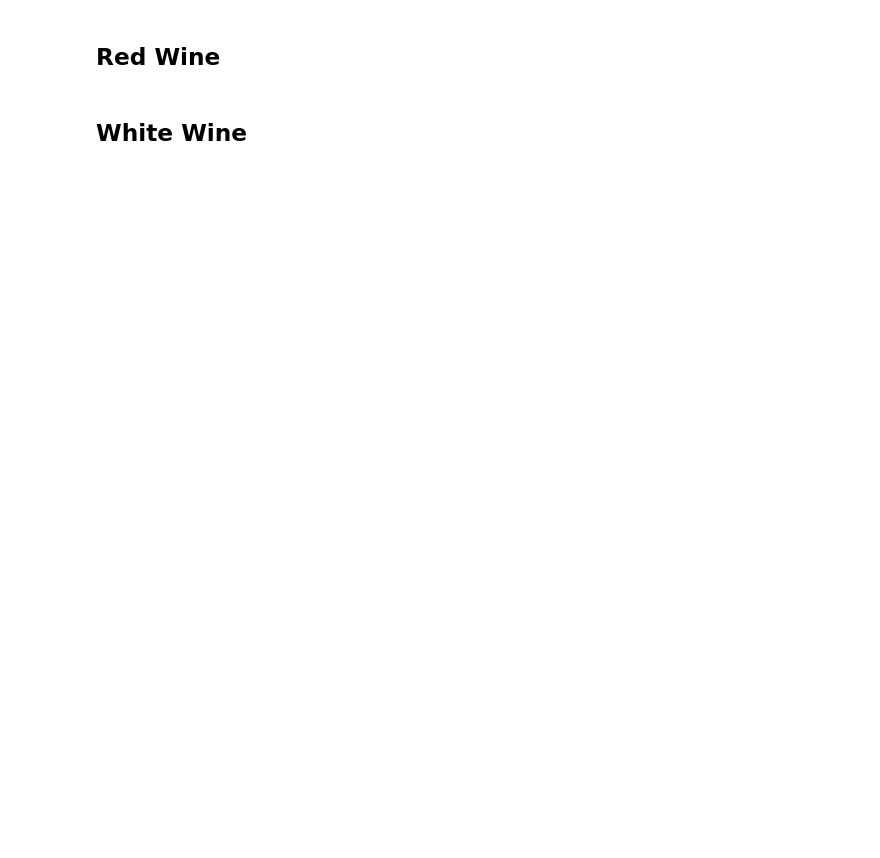
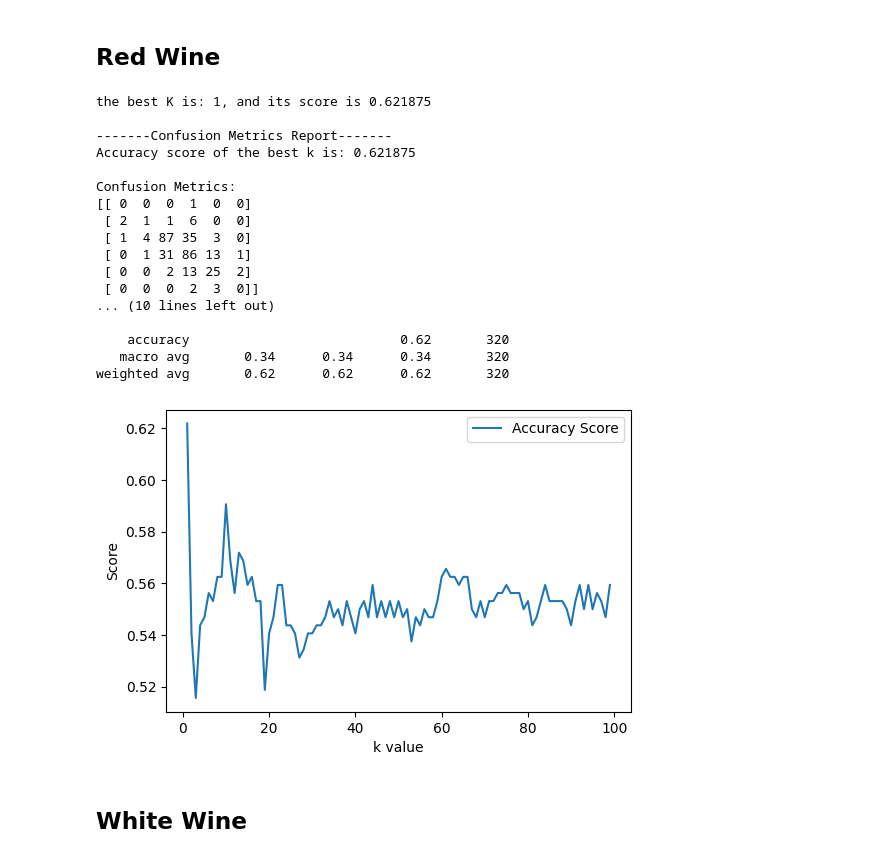
Before and after one commit to timc823/IST347, a Jupyter notebook: Project/Project.ipynb, the cells around one changed output. Cells and saved outputs as stored; diff of their text form; code cells hidden in the pictures; blank space fills up the shorter version.

```diff
--- a/Project/Project.ipynb
+++ b/Project/Project.ipynb
@@ -74,0 +83,7 @@ plot_scatter(white.Quality, white.Total_Sulfur_Dioxide)
+# %%
+def split_data(X,y, tsize = 0.2, rs = 101):
+
+    '''split the data'''
+
+    X_train, X_test, y_train, y_test = train_test_split(X, y, test_size = tsize, random_state = rs)
+    return X_train, X_test, y_train, y_test
@@ -75,2 +182,7 @@ plot_scatter(white.Quality, white.Total_Sulfur_Dioxide)
 # %% [markdown]
 ## Red Wine
+# %%
+# split red wine data
+red_X = red.drop('Quality', axis = 1)
+red_y = red.Quality
+red_Xtrain,red_Xtest, red_ytrain, red_ytest = split_data(red_X,red_y, tsize=0.2, rs=42)
@@ -77,2 +192,24 @@ plot_scatter(white.Quality, white.Total_Sulfur_Dioxide)
+# %%
+# KNN
+KNN(red_Xtrain,red_Xtest, red_ytrain, red_ytest)
+# %% [output]
+the best K is: 1, and its score is 0.621875
+
+-------Confusion Metrics Report-------
+Accuracy score of the best k is: 0.621875
+
+Confusion Metrics:
+[[ 0  0  0  1  0  0]
+ [ 2  1  1  6  0  0]
+ [ 1  4 87 35  3  0]
+ [ 0  1 31 86 13  1]
+ [ 0  0  2 13 25  2]
+ [ 0  0  0  2  3  0]]
+... (10 lines left out)
+
+    accuracy                           0.62       320
+   macro avg       0.34      0.34      0.34       320
+weighted avg       0.62      0.62      0.62       320
+[figure, added]
 # %% [markdown]
 ## White Wine
```
Also changed, not shown: parts of 10 cells of this notebook.
